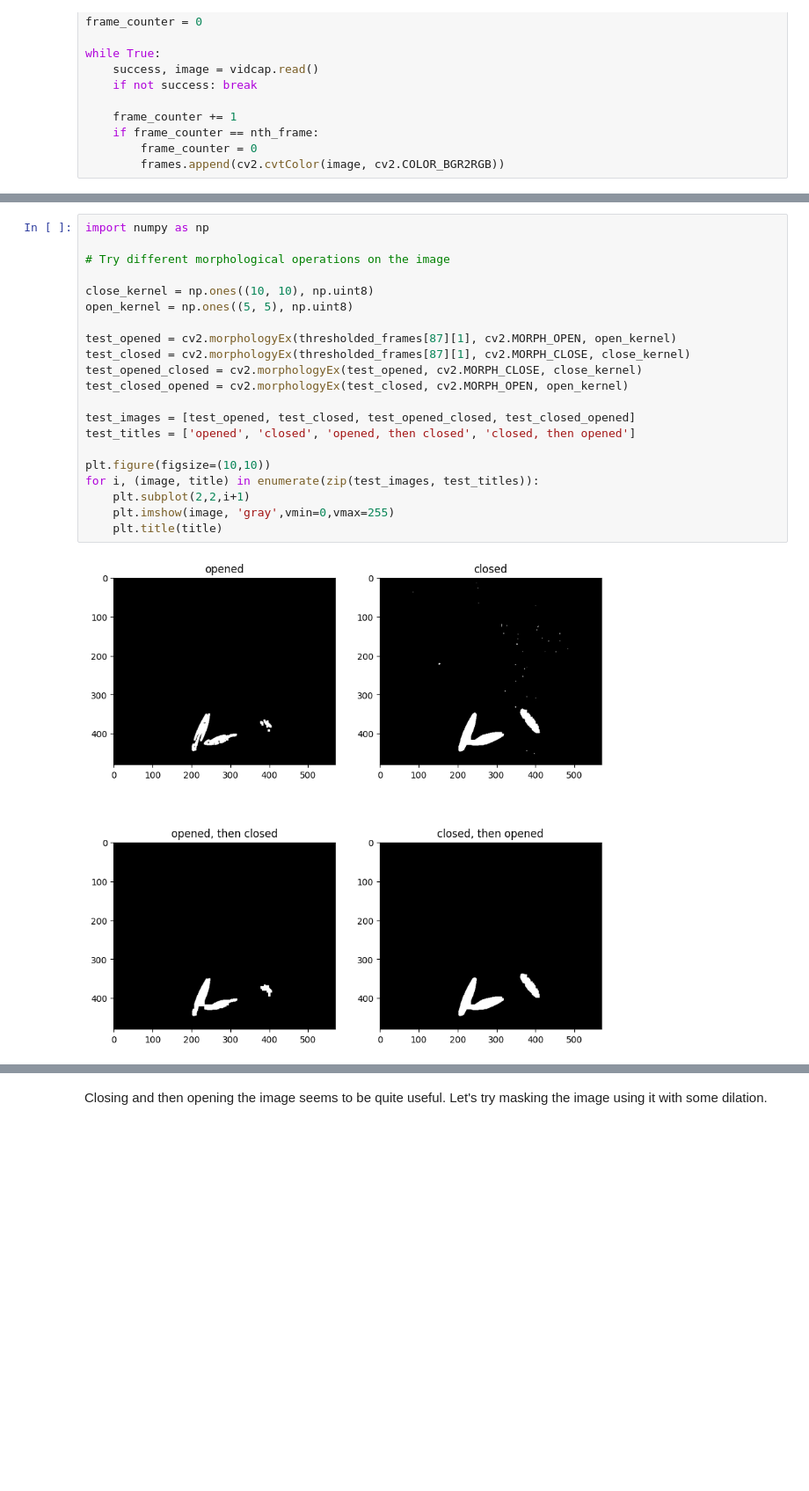
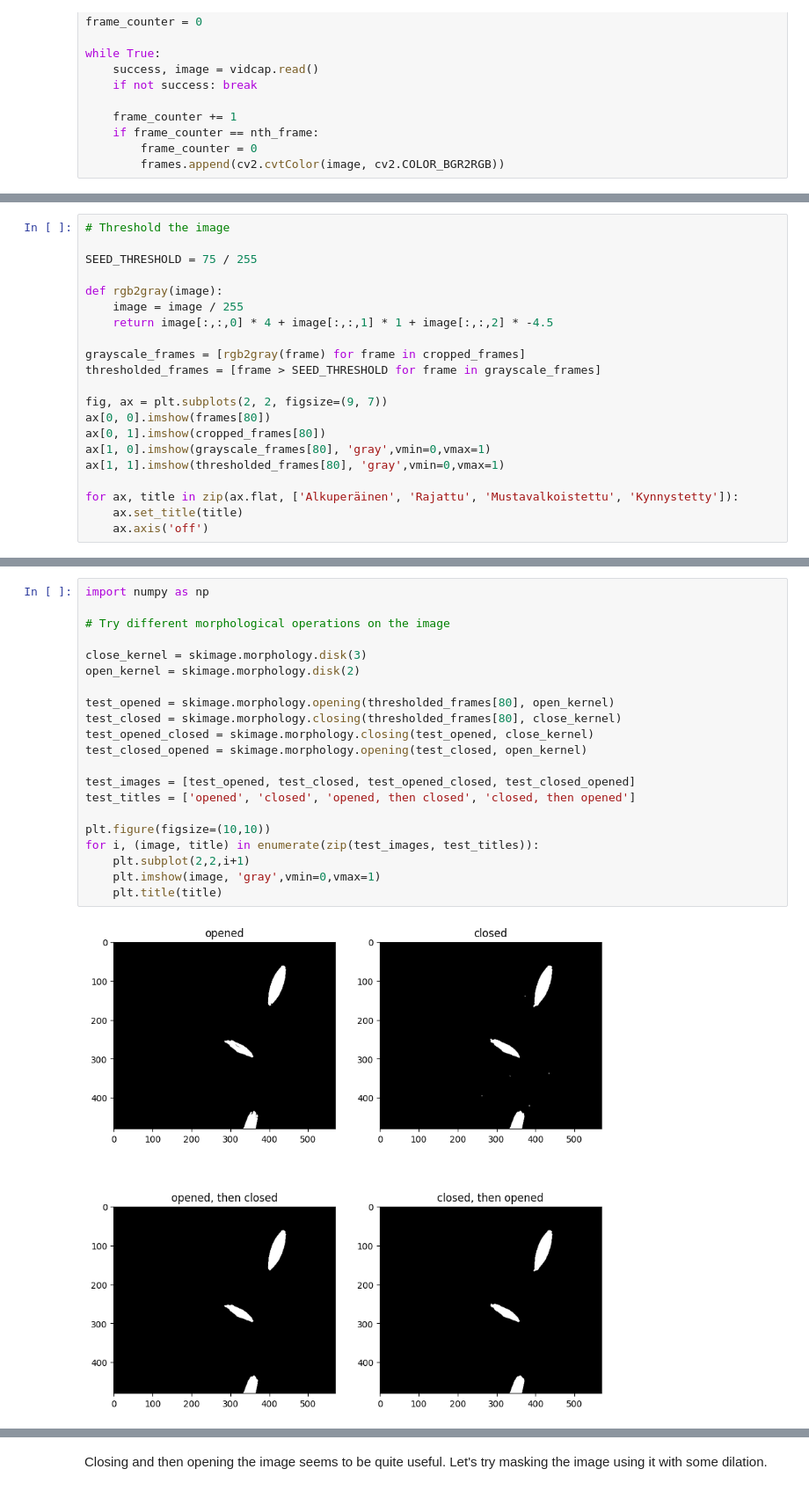
Before and after one commit to MJKagone/Grain-image-classification, a Jupyter notebook: seed_images_from_raw_data.ipynb, the cells around one changed output, grey strips where cells are left out. Shown at 88% size. Drawn from its saved outputs; the diff is of its cells as text; blank space fills up the shorter version.

Commit message:
Seed segmenter improvement demo

```diff
--- a/seed_images_from_raw_data.ipynb
+++ b/seed_images_from_raw_data.ipynb
@@ -60,0 +44,21 @@ plt.imshow(thresholded_frames[87][1], 'gray',vmin=0,vmax=255)
+# %%
+# Threshold the image
+
+SEED_THRESHOLD = 75 / 255
+
+def rgb2gray(image):
+    image = image / 255
+    return image[:,:,0] * 4 + image[:,:,1] * 1 + image[:,:,2] * -4.5
+
+grayscale_frames = [rgb2gray(frame) for frame in cropped_frames]
+thresholded_frames = [frame > SEED_THRESHOLD for frame in grayscale_frames]
+
+fig, ax = plt.subplots(2, 2, figsize=(9, 7))
+ax[0, 0].imshow(frames[80])
+ax[0, 1].imshow(cropped_frames[80])
+ax[1, 0].imshow(grayscale_frames[80], 'gray',vmin=0,vmax=1)
+ax[1, 1].imshow(thresholded_frames[80], 'gray',vmin=0,vmax=1)
+
+for ax, title in zip(ax.flat, ['Alkuperäinen', 'Rajattu', 'Mustavalkoistettu', 'Kynnystetty']):
+    ax.set_title(title)
+    ax.axis('off')
@@ -61,23 +67,23 @@ plt.imshow(thresholded_frames[87][1], 'gray',vmin=0,vmax=255)
 # %%
 import numpy as np
 
 # Try different morphological operations on the image
 
-close_kernel = np.ones((10, 10), np.uint8)
-open_kernel = np.ones((5, 5), np.uint8)
+close_kernel = skimage.morphology.disk(3)
+open_kernel = skimage.morphology.disk(2)
 
-test_opened = cv2.morphologyEx(thresholded_frames[87][1], cv2.MORPH_OPEN, open_kernel)
-test_closed = cv2.morphologyEx(thresholded_frames[87][1], cv2.MORPH_CLOSE, close_kernel)
-test_opened_closed = cv2.morphologyEx(test_opened, cv2.MORPH_CLOSE, close_kernel)
-test_closed_opened = cv2.morphologyEx(test_closed, cv2.MORPH_OPEN, open_kernel)
+test_opened = skimage.morphology.opening(thresholded_frames[80], open_kernel)
+test_closed = skimage.morphology.closing(thresholded_frames[80], close_kernel)
+test_opened_closed = skimage.morphology.closing(test_opened, close_kernel)
+test_closed_opened = skimage.morphology.opening(test_closed, open_kernel)
 
 test_images = [test_opened, test_closed, test_opened_closed, test_closed_opened]
 test_titles = ['opened', 'closed', 'opened, then closed', 'closed, then opened']
 
 plt.figure(figsize=(10,10))
 for i, (image, title) in enumerate(zip(test_images, test_titles)):
     plt.subplot(2,2,i+1)
-    plt.imshow(image, 'gray',vmin=0,vmax=255)
+    plt.imshow(image, 'gray',vmin=0,vmax=1)
     plt.title(title)
 # %% [output]
-[figure, old version]
+[figure, new version]
```
Also changed, not shown: parts of 7 cells of this notebook, 2 other files.
